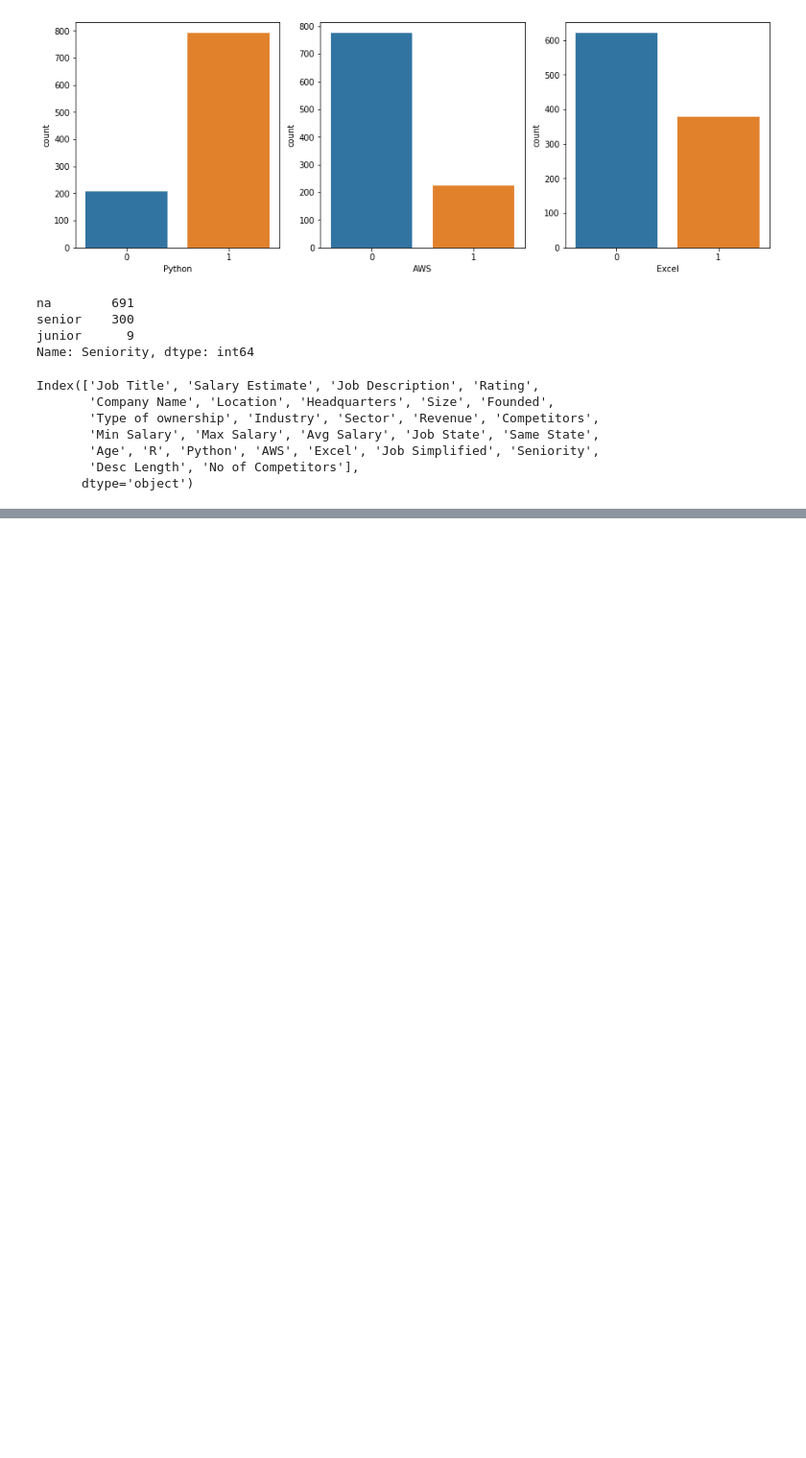
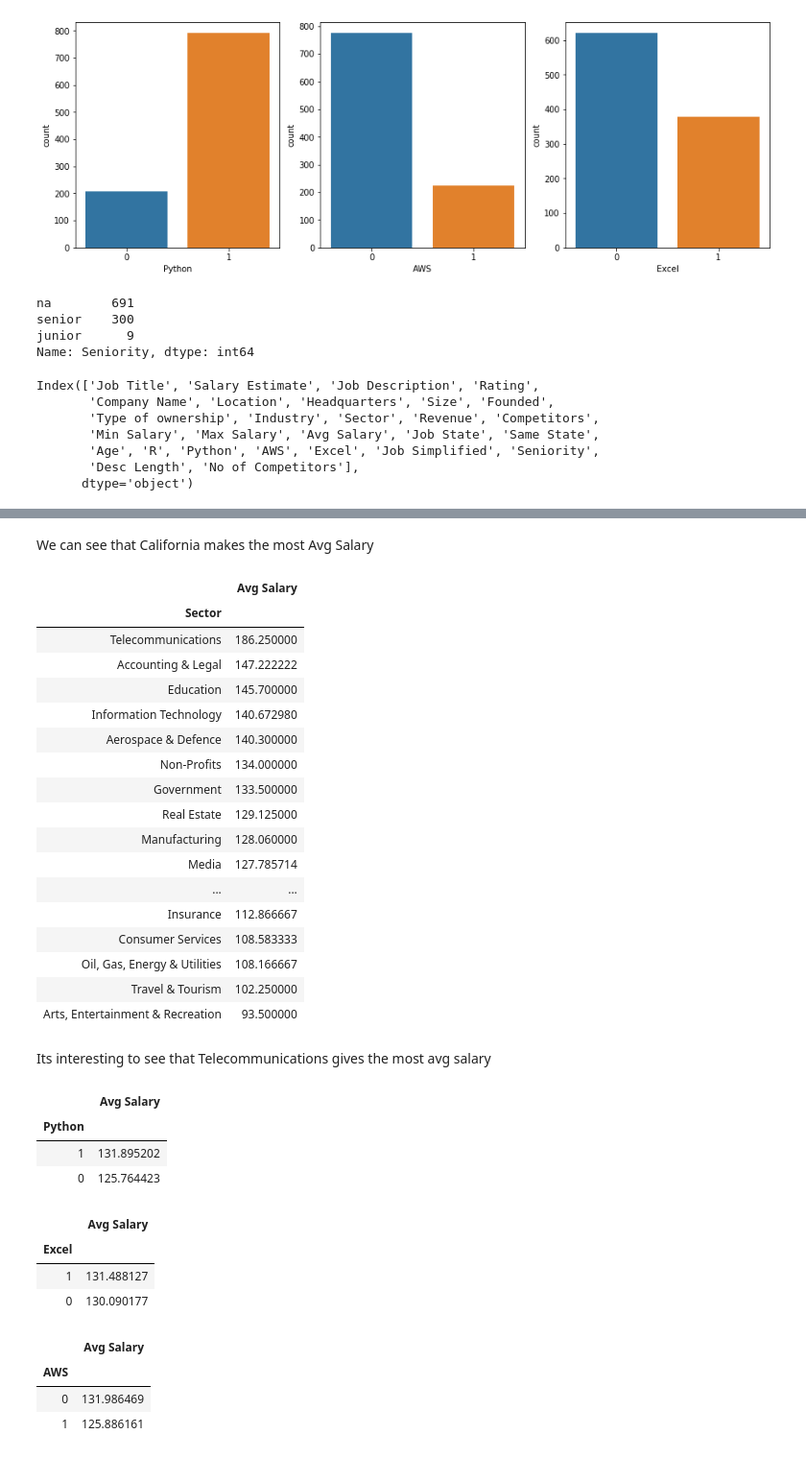
Before and after one commit to nanthasnk/Glassdoor-Jobs-Salary-Prediction, a Jupyter notebook: EDA.ipynb, the cells around one changed output, grey strips where cells are left out. Shown: that part at 96% size. Saved outputs shown, nothing was run; the diff lists cells and outputs as text; code cells hidden in the pictures; blank space fills up the shorter version.

```diff
--- a/EDA.ipynb
+++ b/EDA.ipynb
@@ -244,0 +264,46 @@ Index(['Job Title', 'Salary Estimate', 'Job Description', 'Rating',
+# %% [markdown]
+We can see that California makes the most Avg Salary
+# %%
+pd.pivot_table(df,index=['Sector'],values=['Avg Salary']).sort_values(by='Avg Salary',ascending=False)
+# %% [output]
+|  | Avg Salary |
+| Sector |  |
+| Telecommunications | 186.250000 |
+| Accounting & Legal | 147.222222 |
+| Education | 145.700000 |
+| Information Technology | 140.672980 |
+| Aerospace & Defence | 140.300000 |
+| Non-Profits | 134.000000 |
+| Government | 133.500000 |
+| Real Estate | 129.125000 |
+| Manufacturing | 128.060000 |
+| Media | 127.785714 |
+| ... | ... |
+| Insurance | 112.866667 |
+| Consumer Services | 108.583333 |
+| Oil, Gas, Energy & Utilities | 108.166667 |
+| Travel & Tourism | 102.250000 |
+| Arts, Entertainment & Recreation | 93.500000 |
+# %% [markdown]
+Its interesting to see that Telecommunications gives the most avg salary
+# %%
+pd.pivot_table(df,index=['Python'],values=['Avg Salary']).sort_values(by='Avg Salary',ascending=False)
+# %% [output]
+|  | Avg Salary |
+| Python |  |
+| 1 | 131.895202 |
+| 0 | 125.764423 |
+# %%
+pd.pivot_table(df,index=['Excel'],values=['Avg Salary']).sort_values(by='Avg Salary',ascending=False)
+# %% [output]
+|  | Avg Salary |
+| Excel |  |
+| 1 | 131.488127 |
+| 0 | 130.090177 |
+# %%
+pd.pivot_table(df,index=['AWS'],values=['Avg Salary']).sort_values(by='Avg Salary',ascending=False)
+# %% [output]
+|  | Avg Salary |
+| AWS |  |
+| 0 | 131.986469 |
+| 1 | 125.886161 |
```
Also changed, not shown: parts of 10 cells of this notebook.
